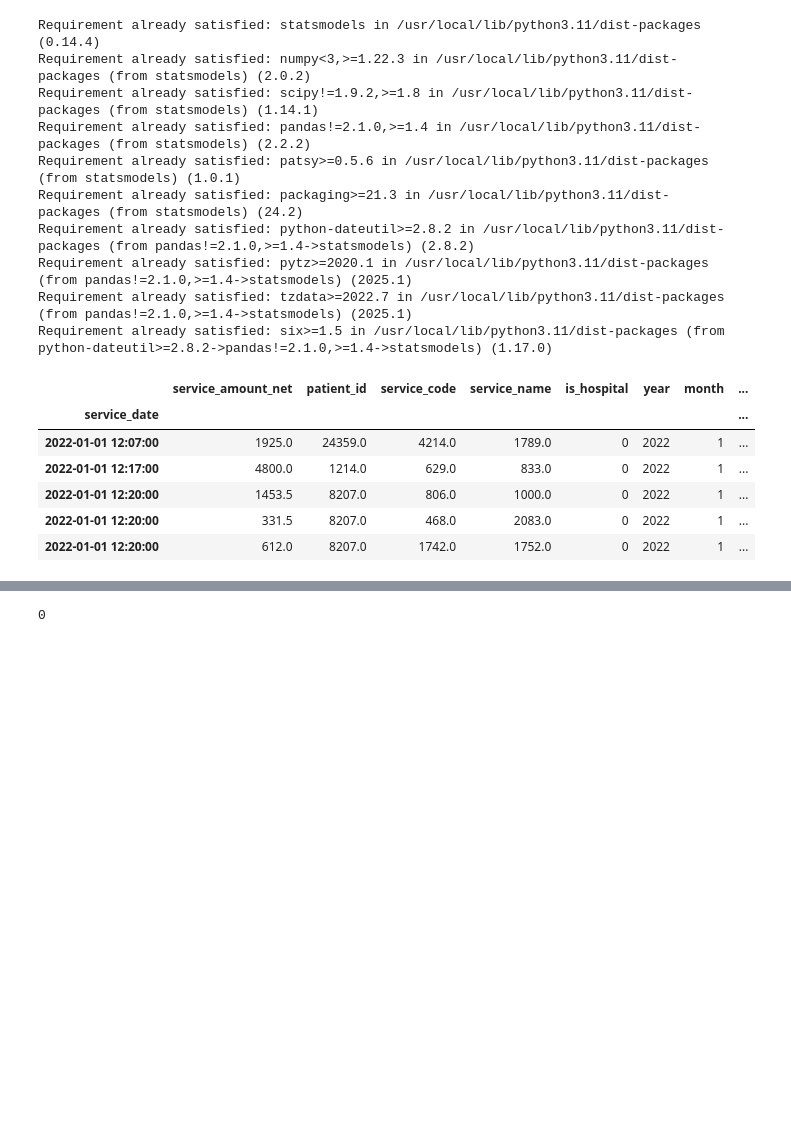
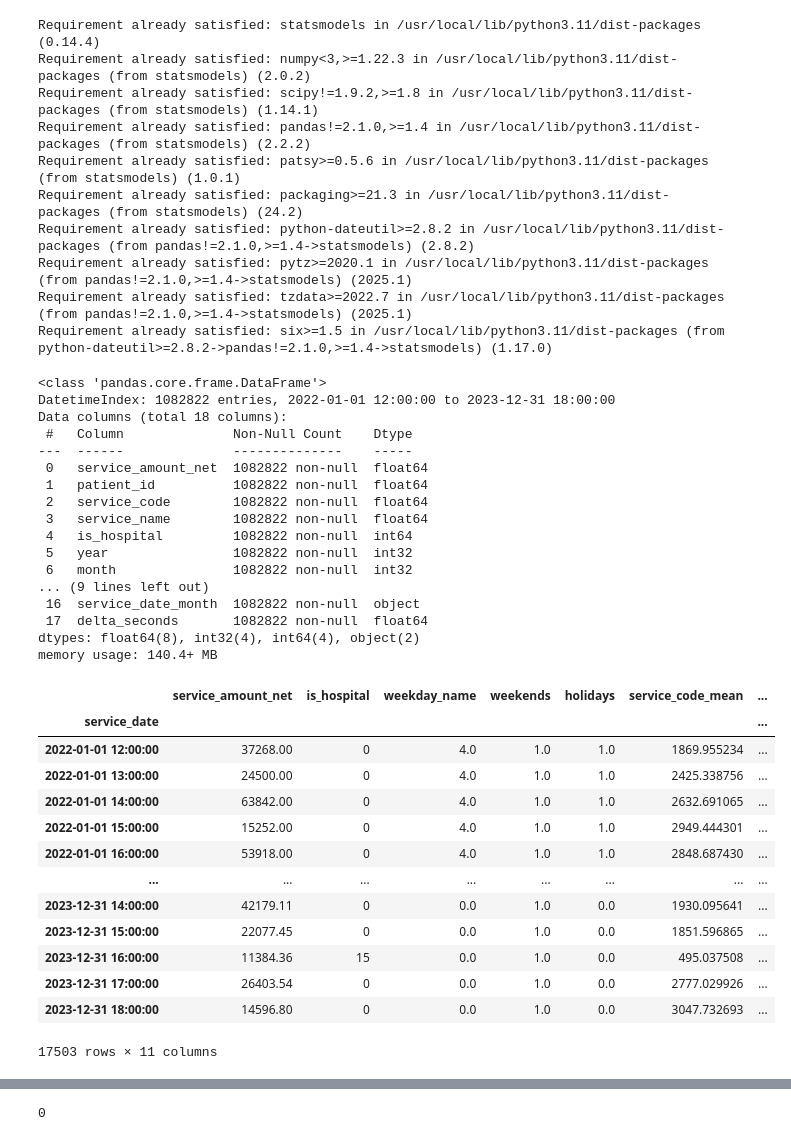
Before and after one commit to CCCXIV314/Sber, a Jupyter notebook: Sber_data_research.ipynb, the cells around one changed output, grey strips where cells are left out. Drawn from its saved outputs; the diff is of its cells as text; code cells hidden in the pictures; blank space fills up the shorter version.

```diff
--- a/Sber_data_research.ipynb
+++ b/Sber_data_research.ipynb
@@ -425,18 +431,25 @@ Requirement already satisfied: six>=1.5 in /usr/local/lib/python3.11/dist-packag
 from statsmodels.tsa.statespace.sarimax import SARIMAX
 # %%
 from sklearn.preprocessing import StandardScaler, OrdinalEncoder
-data_linear = data.drop(columns=['service_document_id', 'account_document_id', 'time', 'date', 'service_code_median', 'service_name_std', 'service_name_mean', 'service_name_median', 'service_code_std'])
+
+data_linear = data.drop(columns=['service_document_id', 'account_document_id', 'time', 'service_code_median', 'service_name_std', 'service_name_mean', 'service_name_median', 'service_code_std'])
+
 round_to_month = data_linear['service_date'].dt.to_period('M') #.dt.to_timestamp()
 data_linear["service_date_month"] = round_to_month.dt.strftime('%Y-%m')
+
 data_linear = data_linear.sort_values(by='service_date')
 #data_linear = data_linear.drop(columns=['service_date'])
+
 oe = OrdinalEncoder()
 data_linear[['patient_id', 'service_code', 'service_name', 'weekday_name']] = oe.fit_transform(data_linear[['patient_id', 'service_code', 'service_name', 'weekday_name']])
+
 data_linear = data_linear.set_index('service_date') # service_date_month
 data_linear['delta_seconds'] = data_linear['delta_time'].dt.total_seconds()
 data_linear = data_linear.drop(columns=['delta_time'])
+
+data_linear.index = data_linear.index.floor('H')
 data_linear.head()
-
+data_linear.info()
 # X = data_linear.drop(columns='service_amount_net')
 # y = data_linear['service_amount_net']
 
@@ -447,10 +460,50 @@ data_linear.head()
 # X = X.set_index('date')
 # X
 # %% [output]
-|  | service_amount_net | patient_id | service_code | service_name | is_hospital | year | month | ... |
-| service_date |  |  |  |  |  |  |  | ... |
-| 2022-01-01 12:07:00 | 1925.0 | 24359.0 | 4214.0 | 1789.0 | 0 | 2022 | 1 | ... |
-| 2022-01-01 12:17:00 | 4800.0 | 1214.0 | 629.0 | 833.0 | 0 | 2022 | 1 | ... |
-| 2022-01-01 12:20:00 | 1453.5 | 8207.0 | 806.0 | 1000.0 | 0 | 2022 | 1 | ... |
-| 2022-01-01 12:20:00 | 331.5 | 8207.0 | 468.0 | 2083.0 | 0 | 2022 | 1 | ... |
-| 2022-01-01 12:20:00 | 612.0 | 8207.0 | 1742.0 | 1752.0 | 0 | 2022 | 1 | ... |
+<class 'pandas.core.frame.DataFrame'>
+DatetimeIndex: 1082822 entries, 2022-01-01 12:00:00 to 2023-12-31 18:00:00
+Data columns (total 18 columns):
+ #   Column              Non-Null Count    Dtype
+---  ------              --------------    -----
+ 0   service_amount_net  1082822 non-null  float64
+ 1   patient_id          1082822 non-null  float64
+ 2   service_code        1082822 non-null  float64
+ 3   service_name        1082822 non-null  float64
+ 4   is_hospital         1082822 non-null  int64
+ 5   year                1082822 non-null  int32
+ 6   month               1082822 non-null  int32
+... (9 lines left out)
+ 16  service_date_month  1082822 non-null  object
+ 17  delta_seconds       1082822 non-null  float64
+dtypes: float64(8), int32(4), int64(4), object(2)
+memory usage: 140.4+ MB
+# %%
+aggregated_data = data_linear.resample('H').agg({
+    'service_amount_net': 'sum',
+    'is_hospital': 'sum',
+    'weekday_name': 'first',
+    'weekends': 'first',
+    'holidays': 'first',
+    'service_code_mean': 'mean',
+    'delta_seconds': 'mean',
+    'correction_count': 'sum',
+    'amount_std': 'mean',
+    'service_date_month': 'first',
+    'date': 'first'
+})
+aggregated_data
+# %% [output]
+|  | service_amount_net | is_hospital | weekday_name | weekends | holidays | service_code_mean | ... |
+| service_date |  |  |  |  |  |  | ... |
+| 2022-01-01 12:00:00 | 37268.00 | 0 | 4.0 | 1.0 | 1.0 | 1869.955234 | ... |
+| 2022-01-01 13:00:00 | 24500.00 | 0 | 4.0 | 1.0 | 1.0 | 2425.338756 | ... |
+| 2022-01-01 14:00:00 | 63842.00 | 0 | 4.0 | 1.0 | 1.0 | 2632.691065 | ... |
+| 2022-01-01 15:00:00 | 15252.00 | 0 | 4.0 | 1.0 | 1.0 | 2949.444301 | ... |
+| 2022-01-01 16:00:00 | 53918.00 | 0 | 4.0 | 1.0 | 1.0 | 2848.687430 | ... |
+| ... | ... | ... | ... | ... | ... | ... | ... |
+| 2023-12-31 14:00:00 | 42179.11 | 0 | 0.0 | 1.0 | 0.0 | 1930.095641 | ... |
+| 2023-12-31 15:00:00 | 22077.45 | 0 | 0.0 | 1.0 | 0.0 | 1851.596865 | ... |
+| 2023-12-31 16:00:00 | 11384.36 | 15 | 0.0 | 1.0 | 0.0 | 495.037508 | ... |
+| 2023-12-31 17:00:00 | 26403.54 | 0 | 0.0 | 1.0 | 0.0 | 2777.029926 | ... |
+| 2023-12-31 18:00:00 | 14596.80 | 0 | 0.0 | 1.0 | 0.0 | 3047.732693 | ... |
+17503 rows × 11 columns
```
Also changed, not shown: parts of 15 cells of this notebook.
